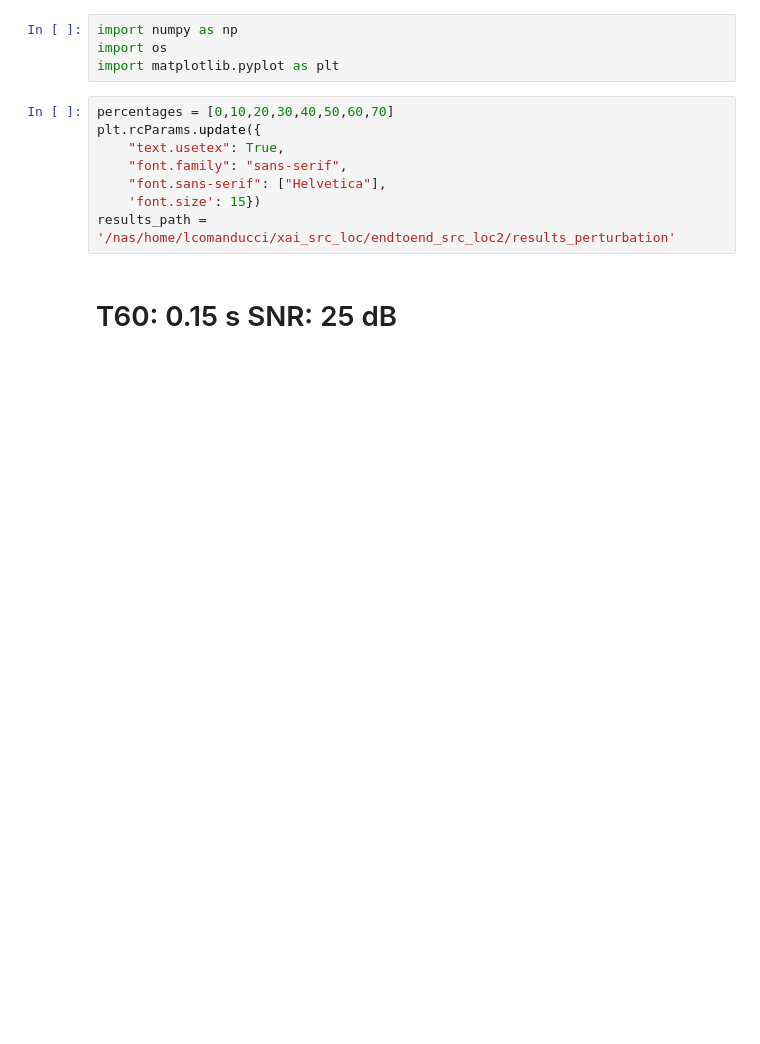
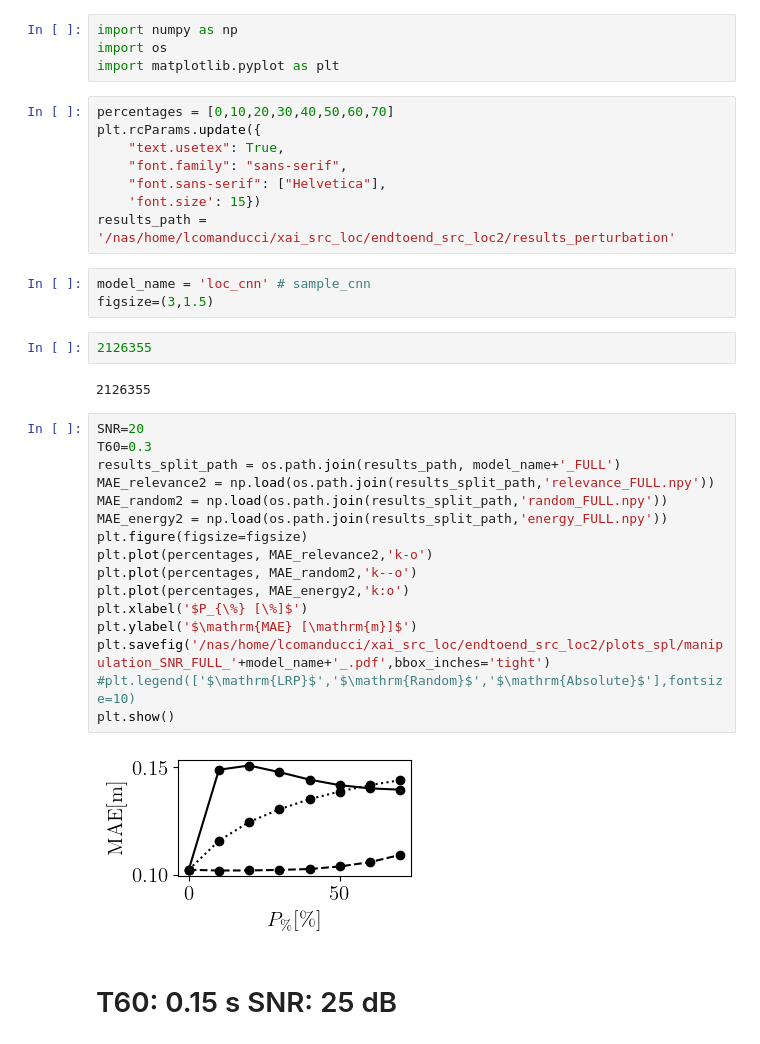
Before and after one commit to lucacoma/XAISrcLoc, a Jupyter notebook: Plot_Perturbation.ipynb, the cells around one changed output. Drawn from its saved outputs; the diff is of its cells as text; blank space fills up the shorter version.

```diff
--- a/Plot_Perturbation.ipynb
+++ b/Plot_Perturbation.ipynb
@@ -10,6 +10,31 @@ plt.rcParams.update({
     "font.sans-serif": ["Helvetica"],
     'font.size': 15})
 results_path = '/nas/home/lcomanducci/xai_src_loc/endtoend_src_loc2/results_perturbation'
+# %%
+model_name = 'loc_cnn' # sample_cnn
+figsize=(3,1.5)
+# %%
+2126355
+# %% [output]
+2126355
+# %%
+SNR=20
+T60=0.3
+results_split_path = os.path.join(results_path, model_name+'_FULL')
+MAE_relevance2 = np.load(os.path.join(results_split_path,'relevance_FULL.npy'))
+MAE_random2 = np.load(os.path.join(results_split_path,'random_FULL.npy'))
+MAE_energy2 = np.load(os.path.join(results_split_path,'energy_FULL.npy'))
+plt.figure(figsize=figsize)
+plt.plot(percentages, MAE_relevance2,'k-o')
+plt.plot(percentages, MAE_random2,'k--o')
+plt.plot(percentages, MAE_energy2,'k:o')
+plt.xlabel('$P_{\%} [\%]$')
+plt.ylabel('$\mathrm{MAE} [\mathrm{m}]$')
+plt.savefig('/nas/home/lcomanducci/xai_src_loc/endtoend_src_loc2/plots_spl/manipulation_SNR_FULL_'+model_name+'_.pdf',bbox_inches='tight')
+#plt.legend(['$\mathrm{LRP}$','$\mathrm{Random}$','$\mathrm{Absolute}$'],fontsize=10)
+plt.show()
+# %% [output]
+[figure, added]
 # %% [markdown]
 # T60: 0.15 s SNR: 25 dB
 # %%
```
Also changed, not shown: parts of 5 cells of this notebook, 7 other files.
